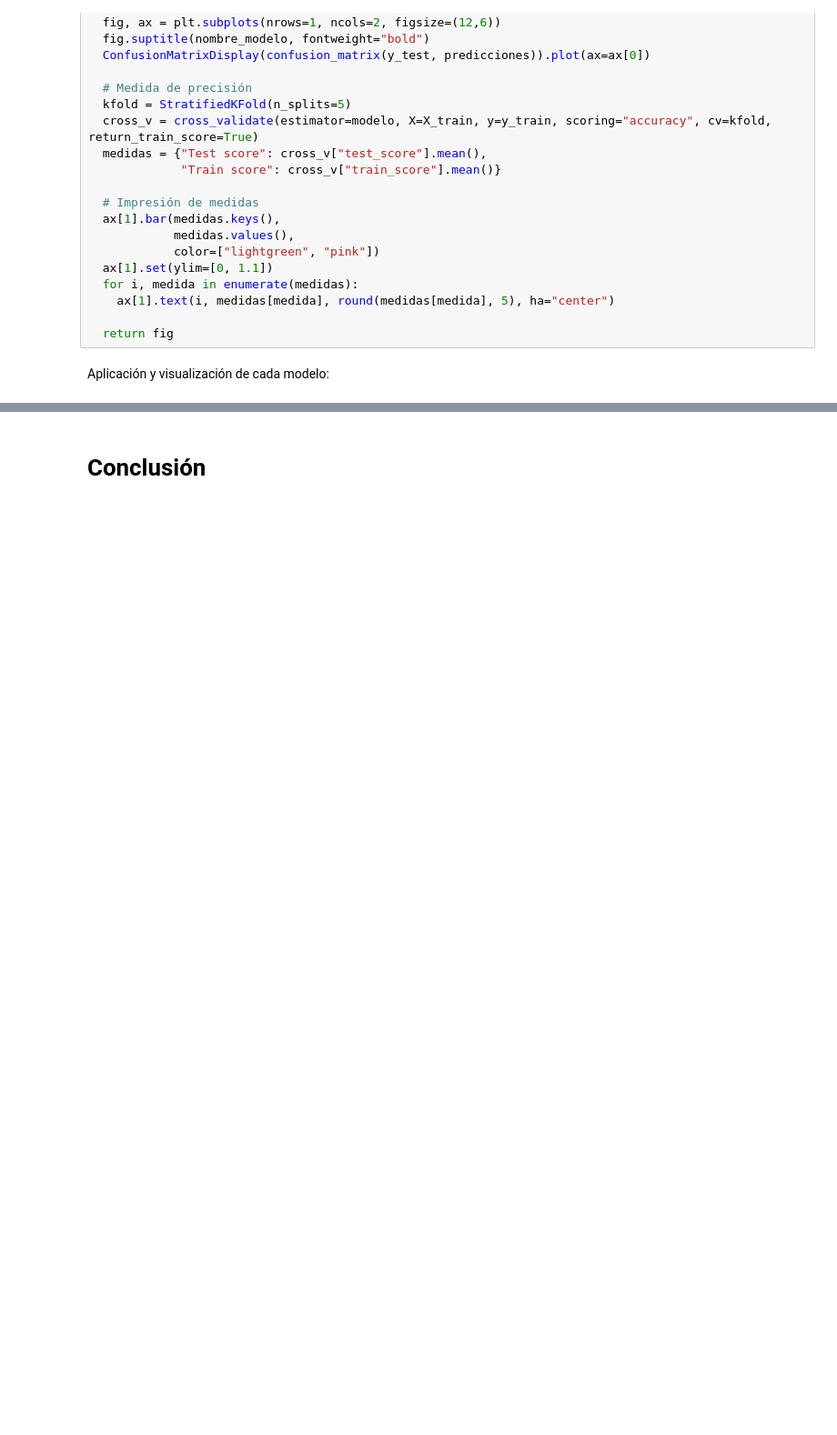
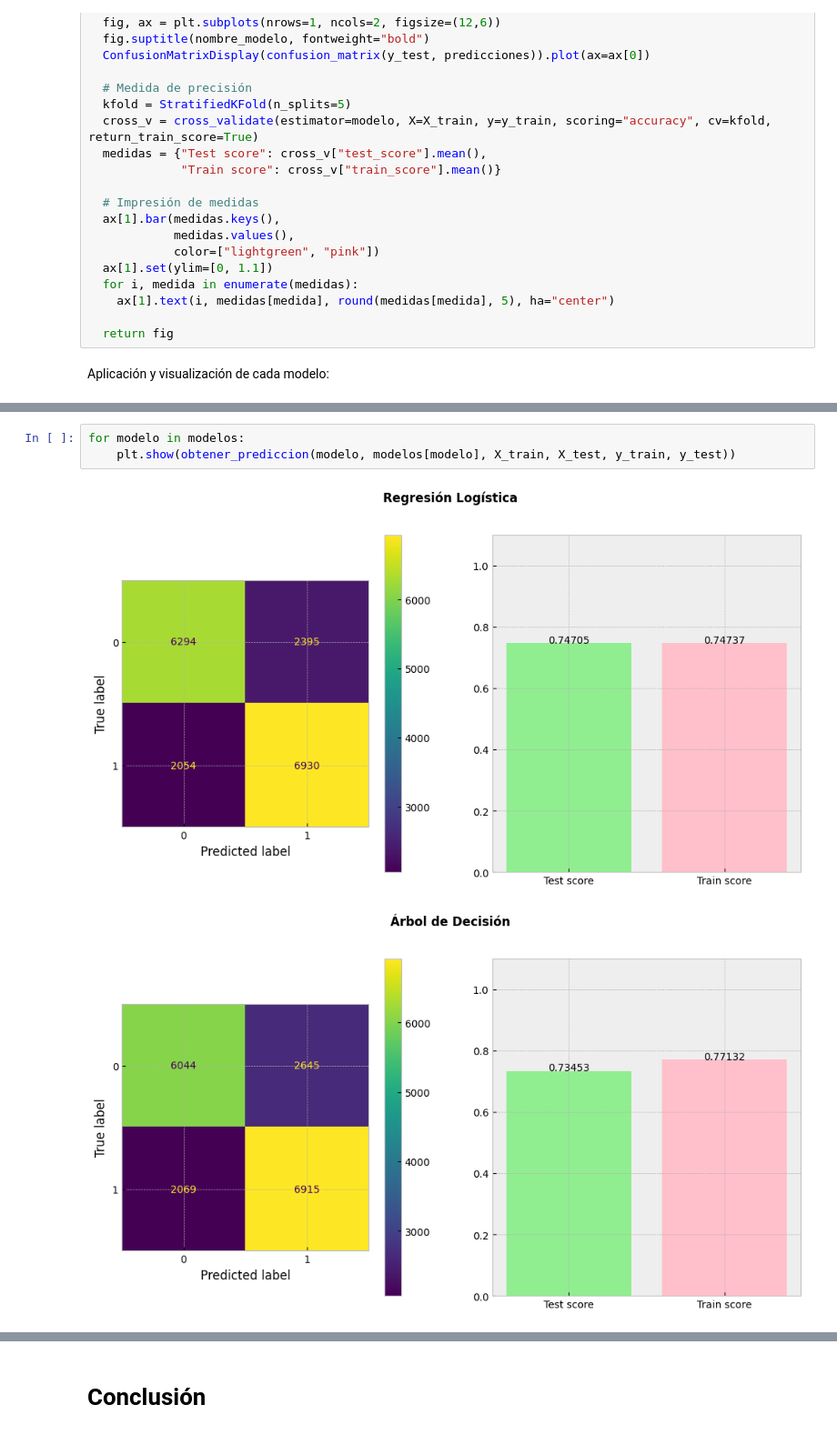
Before and after one commit to FranGiordano/data-science-coderhouse, a Jupyter notebook: Entregas/05 - ProyectoDS_ParteIII_Giordano.ipynb, the cells around one changed output, grey strips where cells are left out. Shown at 91% size. Drawn from its saved outputs; the diff is of its cells as text; blank space fills up the shorter version.

```diff
--- a/Entregas/05 - ProyectoDS_ParteIII_Giordano.ipynb
+++ b/Entregas/05 - ProyectoDS_ParteIII_Giordano.ipynb
@@ -487,0 +488,6 @@ Tab(children=(Output(), Output(), Output()), _titles={'0': 'Regresión Logístic
+# %%
+for modelo in modelos:
+    plt.show(obtener_prediccion(modelo, modelos[modelo], X_train, X_test, y_train, y_test))
+# %% [output]
+[figure, added]
+[figure, added]
```
Also changed, not shown: parts of 8 cells of this notebook.
